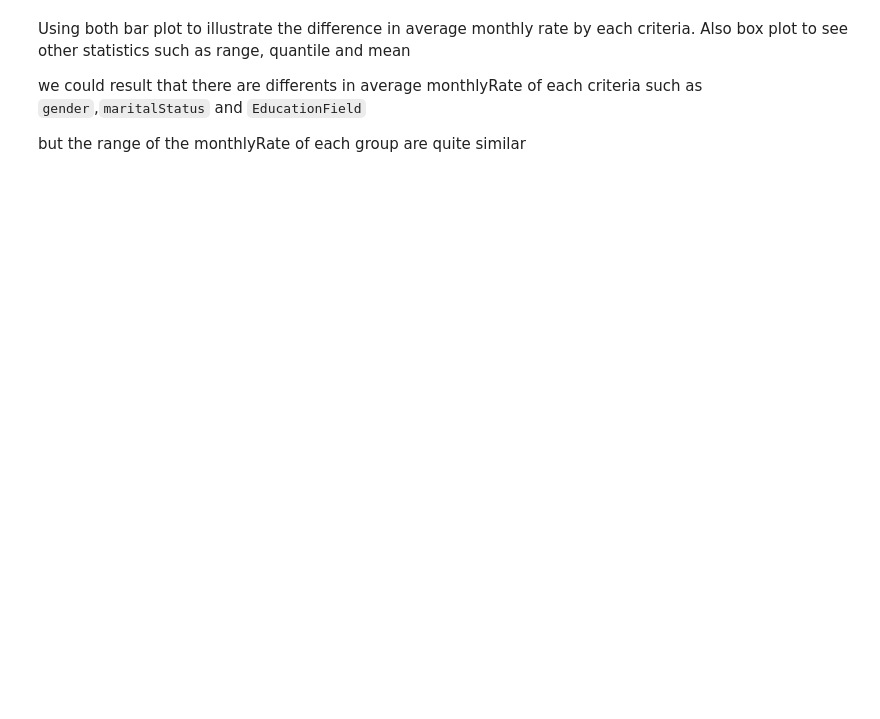
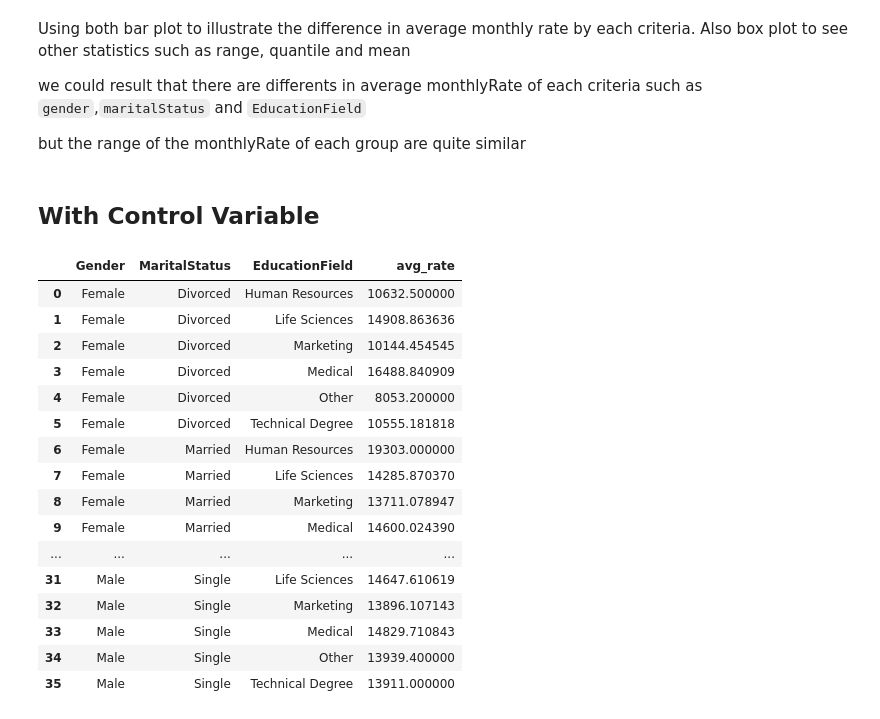
Before and after one commit to khemingkapat/cpe_code, a Jupyter notebook: data_models/types_of_data/CPE232-HW2-DataType.ipynb, the cells around one changed output. Cells and saved outputs as stored; diff of their text form; code cells hidden in the pictures; blank space fills up the shorter version.

```diff
--- a/data_models/types_of_data/CPE232-HW2-DataType.ipynb
+++ b/data_models/types_of_data/CPE232-HW2-DataType.ipynb
@@ -208,3 +219,26 @@ Using both bar plot to illustrate the difference in average monthly rate by each
 we could result that there are differents in average monthlyRate of each criteria such as `gender`,`maritalStatus` and `EducationField`
 
 but the range of the monthlyRate of each group are quite similar
+# %% [markdown]
+## With Control Variable
+# %%
+df_grouped = df.groupby(["Gender", "MaritalStatus","EducationField"]).agg(avg_rate=("MonthlyRate","mean")).reset_index()
+df_grouped
+# %% [output]
+|  | Gender | MaritalStatus | EducationField | avg_rate |
+| 0 | Female | Divorced | Human Resources | 10632.500000 |
+| 1 | Female | Divorced | Life Sciences | 14908.863636 |
+| 2 | Female | Divorced | Marketing | 10144.454545 |
+| 3 | Female | Divorced | Medical | 16488.840909 |
+| 4 | Female | Divorced | Other | 8053.200000 |
+| 5 | Female | Divorced | Technical Degree | 10555.181818 |
+| 6 | Female | Married | Human Resources | 19303.000000 |
+| 7 | Female | Married | Life Sciences | 14285.870370 |
+| 8 | Female | Married | Marketing | 13711.078947 |
+| 9 | Female | Married | Medical | 14600.024390 |
+| ... | ... | ... | ... | ... |
+| 31 | Male | Single | Life Sciences | 14647.610619 |
+| 32 | Male | Single | Marketing | 13896.107143 |
+| 33 | Male | Single | Medical | 14829.710843 |
+| 34 | Male | Single | Other | 13939.400000 |
+| 35 | Male | Single | Technical Degree | 13911.000000 |
```
Also changed, not shown: parts of 13 cells of this notebook.
